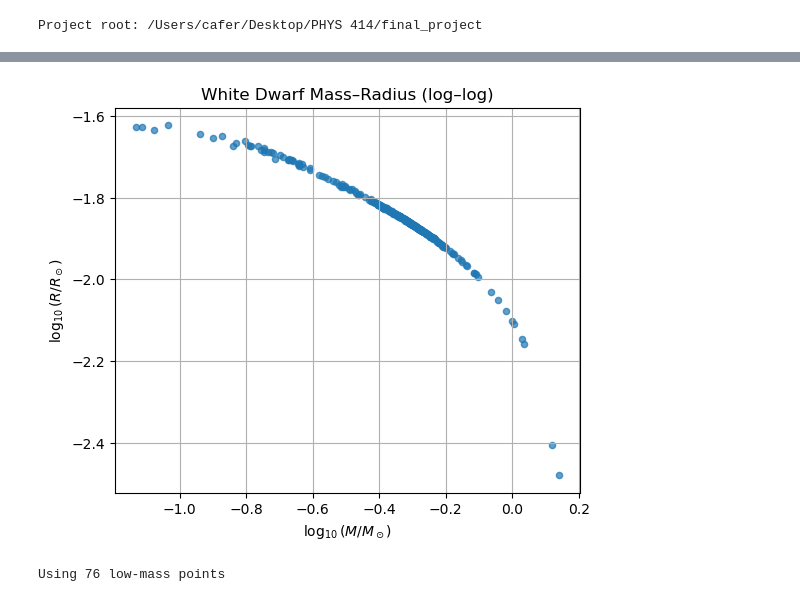
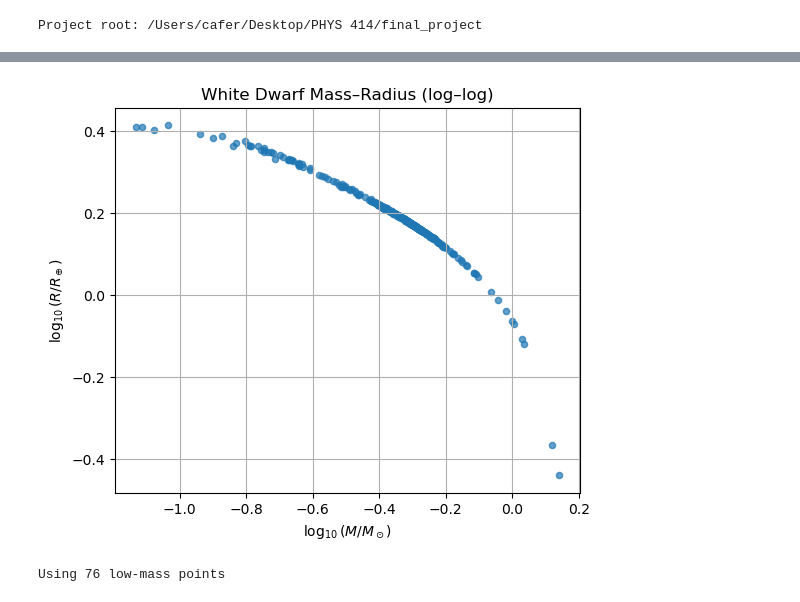
Before and after one commit to chbaytok/final_project, a Jupyter notebook: notebooks/02_white_dwarf_data.ipynb, the cells around one changed output, grey strips where cells are left out. Cells and saved outputs as stored; diff of their text form; code cells hidden in the pictures.

```diff
--- a/notebooks/02_white_dwarf_data.ipynb
+++ b/notebooks/02_white_dwarf_data.ipynb
@@ -20,6 +20,7 @@ df = pd.read_csv("../data/white_dwarf_data.csv")
 G = 6.67430e-8          # cm^3 g^-1 s^-2
 M_sun = 1.98847e33      # g
 R_sun = 6.957e10        # cm
+R_earth = 6.371e8       # cm
 
 # Assumption: 'mass' (solar units), 'logg' (cgs)
 M = df["mass"].values * M_sun
@@ -29,6 +30,7 @@ g = 10**logg
 # Radius (cm and solar units)
 R = np.sqrt(G * M / g)
 R_solar = R / R_sun
+R_earth_units = R / R_earth
 M_solar = M / M_sun
 # %%
 plt.figure(figsize=(6,5))
@@ -46,16 +48,16 @@ plt.show()
 # %%
 plt.figure(figsize=(6,5))
-plt.scatter(np.log10(M_solar), np.log10(R_solar), s=20, alpha=0.7)
+plt.scatter(np.log10(M_solar), np.log10(R_earth_units), s=20, alpha=0.7)
 
 plt.xlabel(r"$\log_{10}(M/M_\odot)$")
-plt.ylabel(r"$\log_{10}(R/R_\odot)$")
+plt.ylabel(r"$\log_{10}(R/R_\oplus)$")
 plt.title("White Dwarf Mass–Radius (log–log)")
 plt.grid(True)
 
-plt.savefig("../figures/white_dwarf_MR_loglog.png", dpi=200, bbox_inches="tight")
+plt.savefig("../figures/white_dwarf_MR_loglog_earth.png", dpi=200, bbox_inches="tight")
 plt.show()
 # %% [output]
-[figure, old version]
+[figure, new version]
 # %%
 mask = M_solar < 0.4   # low-mass cutoff (can adjust later)
 
```
Also changed, not shown: parts of 1 cell of this notebook, 20 other files.
